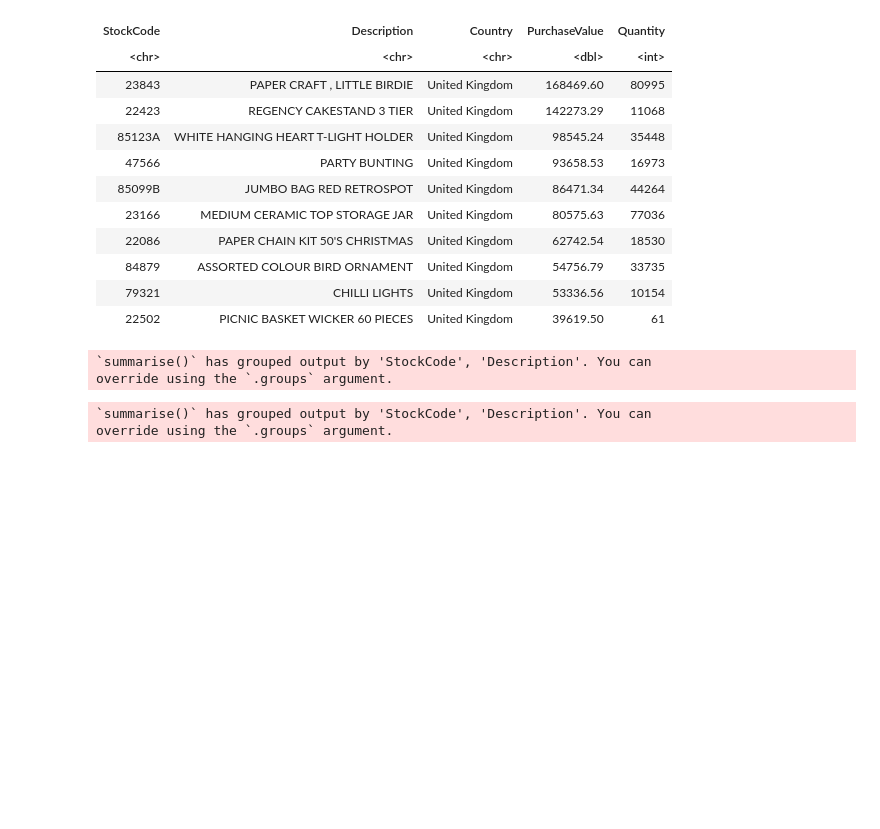
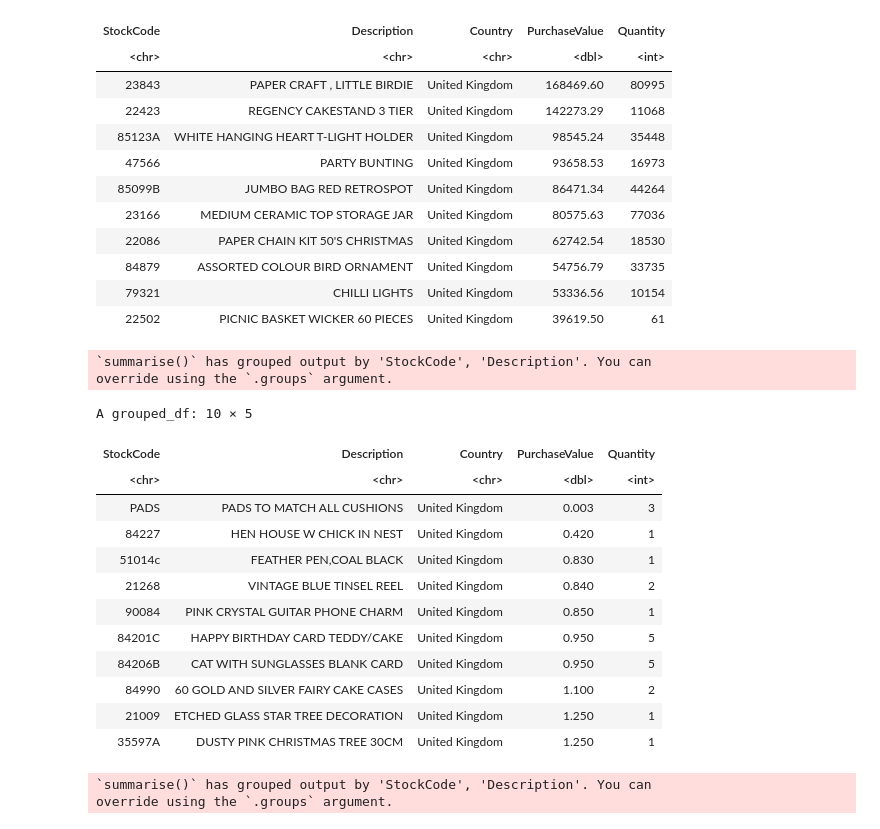
Before and after one commit to MrHolyveira/Analise-Bagy, a Jupyter notebook: R/main.ipynb, the cells around one changed output. Drawn from its saved outputs; the diff is of its cells as text; code cells hidden in the pictures; blank space fills up the shorter version.

```diff
--- a/R/main.ipynb
+++ b/R/main.ipynb
@@ -280,9 +280,10 @@ insight3.1 <- df %>% select(StockCode, Description,PurchaseValue, Country,Quanti
     filter( PurchaseValue > 0, Country == "United Kingdom") %>%
     group_by(StockCode, Description,Country) %>%
     summarise(PurchaseValue = sum(PurchaseValue), Quantity = sum(Quantity)) %>%
-    arrange(desc(PurchaseValue))
+    arrange(desc(PurchaseValue))  %>%
+    head(10)
 
-insight3.1 %>% head(10)
+insight3.1
 # %% [output]
 `summarise()` has grouped output by 'StockCode', 'Description'. You can
 override using the `.groups` argument.
@@ -309,16 +310,30 @@ plotInsight3.1 <- ggplot(data = insight3.1, aes(x = reorder(Description, -Purcha
 # %%
 
 # Insight 3.2: Relação de produtos que tiveram os menores valores de compra dentro do país com maior volume de vendas (Reino Unido).
 
 insight3.2 <- df %>% select(StockCode, Description,PurchaseValue, Country,Quantity)  %>%
     filter( PurchaseValue > 0, Country == "United Kingdom") %>%
     group_by(StockCode, Description,Country) %>%
     summarise(PurchaseValue = sum(PurchaseValue), Quantity = sum(Quantity)) %>%
-    arrange(PurchaseValue)
-insight3.2 %>% head(10)
+    arrange(PurchaseValue) %>%
+    head(10)
+insight3.2
 # %% [output]
 `summarise()` has grouped output by 'StockCode', 'Description'. You can
 override using the `.groups` argument.
+A grouped_df: 10 × 5
+| StockCode | Description | Country | PurchaseValue | Quantity |
+| <chr> | <chr> | <chr> | <dbl> | <int> |
+| PADS | PADS TO MATCH ALL CUSHIONS | United Kingdom | 0.003 | 3 |
+| 84227 | HEN HOUSE W CHICK IN NEST | United Kingdom | 0.420 | 1 |
+| 51014c | FEATHER PEN,COAL BLACK | United Kingdom | 0.830 | 1 |
+| 21268 | VINTAGE BLUE TINSEL REEL | United Kingdom | 0.840 | 2 |
+| 90084 | PINK CRYSTAL GUITAR PHONE CHARM | United Kingdom | 0.850 | 1 |
+| 84201C | HAPPY BIRTHDAY CARD TEDDY/CAKE | United Kingdom | 0.950 | 5 |
+| 84206B | CAT WITH SUNGLASSES BLANK CARD | United Kingdom | 0.950 | 5 |
+| 84990 | 60 GOLD AND SILVER FAIRY CAKE CASES | United Kingdom | 1.100 | 2 |
+| 21009 | ETCHED GLASS STAR TREE DECORATION | United Kingdom | 1.250 | 1 |
+| 35597A | DUSTY PINK CHRISTMAS TREE 30CM | United Kingdom | 1.250 | 1 |
 # %%
 plotInsight3.2 <- ggplot(data = insight3.2, aes(x = reorder(Description, PurchaseValue), y = PurchaseValue, fill = Description))+
     geom_bar(stat='identity')+
```
Also changed, not shown: parts of 1 cell of this notebook.
